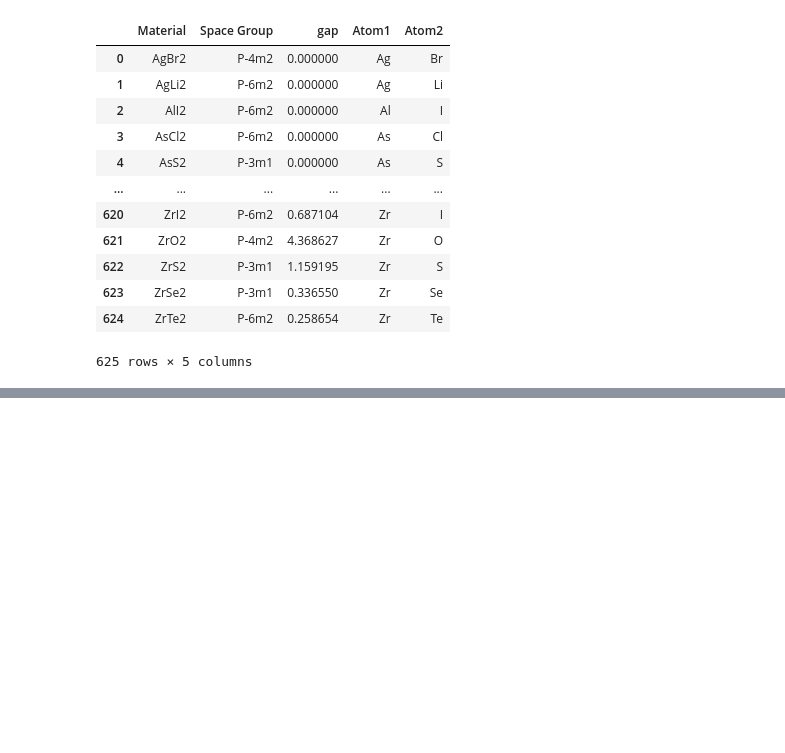
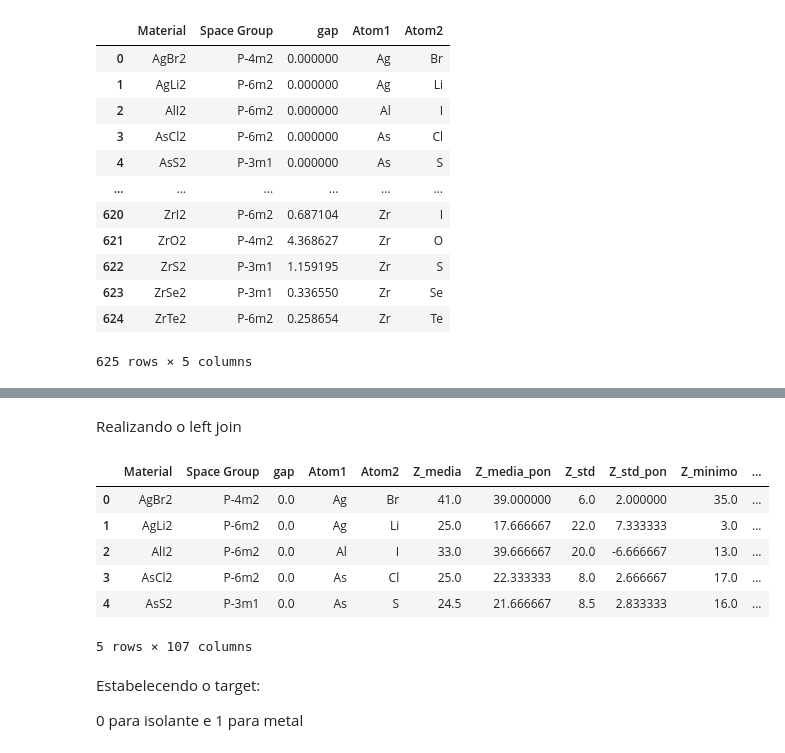
Before and after one commit to Alexandre-Esposte/Machine-learning-aplicado-f-sica, a Jupyter notebook: lista3-project1/lista3-project1.ipynb, the cells around one changed output, grey strips where cells are left out. Drawn from its saved outputs; the diff is of its cells as text; code cells hidden in the pictures; blank space fills up the shorter version.

```diff
--- a/lista3-project1/lista3-project1.ipynb
+++ b/lista3-project1/lista3-project1.ipynb
@@ -7,0 +41,19 @@ import re
+# %%
+def feature_extractor(atom1: str ,atom2: str, material: str, df_reference: pd.DataFrame, column: str) -> dict:
+    """Extrai as principais estatísticas da estequiometria AB2"""
+
+    a1 = df_reference.query(f'Element == "{atom1}"')
+    a2 = df_reference.query(f'Element == "{atom2}"')
+
+
+    v1 = float(a1[column])
+    v2 = float(a2[column])
+
+    media = (v1+v2)/2
+    media_pon = (v1+2*v2)/3
+    std = np.std([v1,v2])
+    std_pon = ((v1 - media_pon)/2) + ((v2 - media_pon)/2)
+    minimo = np.min([v1,v2])
+    maximo = np.max([v1,v2])
+
+    return {'Material':[material],column+"_media":[media],column+"_media_pon":[media_pon],column+"_std":[std],column+'_std_pon':[std_pon],column+'_minimo':[minimo],column+'_maximo':[maximo]}
@@ -74,0 +278,18 @@ df_atoms.query('Element == "Ag" or Element == "Br"')
+# %% [markdown]
+Realizando o left join
+# %%
+df_materials = pd.merge(df_materials,features,on='Material',how='left').drop_duplicates()
+df_materials = df_materials.reset_index(drop=True)
+df_materials.head()
+# %% [output]
+|  | Material | Space Group | gap | Atom1 | Atom2 | Z_media | Z_media_pon | Z_std | Z_std_pon | Z_minimo | ... |
+| 0 | AgBr2 | P-4m2 | 0.0 | Ag | Br | 41.0 | 39.000000 | 6.0 | 2.000000 | 35.0 | ... |
+| 1 | AgLi2 | P-6m2 | 0.0 | Ag | Li | 25.0 | 17.666667 | 22.0 | 7.333333 | 3.0 | ... |
+| 2 | AlI2 | P-6m2 | 0.0 | Al | I | 33.0 | 39.666667 | 20.0 | -6.666667 | 13.0 | ... |
+| 3 | AsCl2 | P-6m2 | 0.0 | As | Cl | 25.0 | 22.333333 | 8.0 | 2.666667 | 17.0 | ... |
+| 4 | AsS2 | P-3m1 | 0.0 | As | S | 24.5 | 21.666667 | 8.5 | 2.833333 | 16.0 | ... |
+5 rows × 107 columns
+# %% [markdown]
+Estabelecendo o target:
+
+0 para isolante e 1 para metal
```
Also changed, not shown: parts of 65 cells of this notebook, 4 other files.
